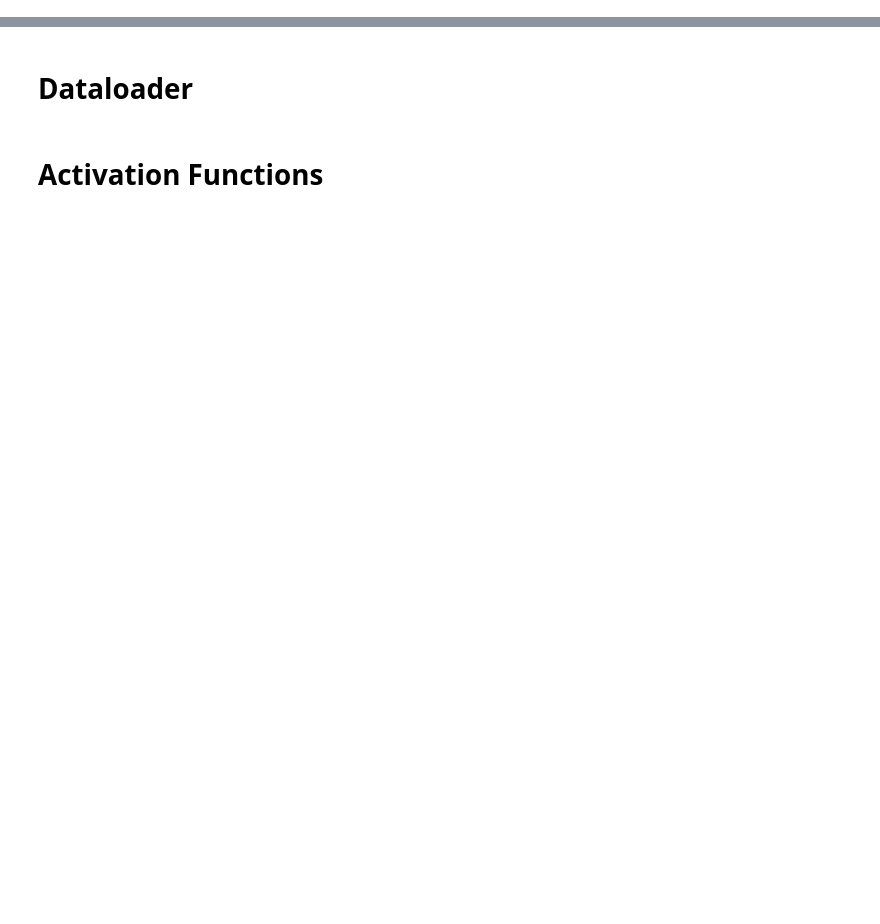
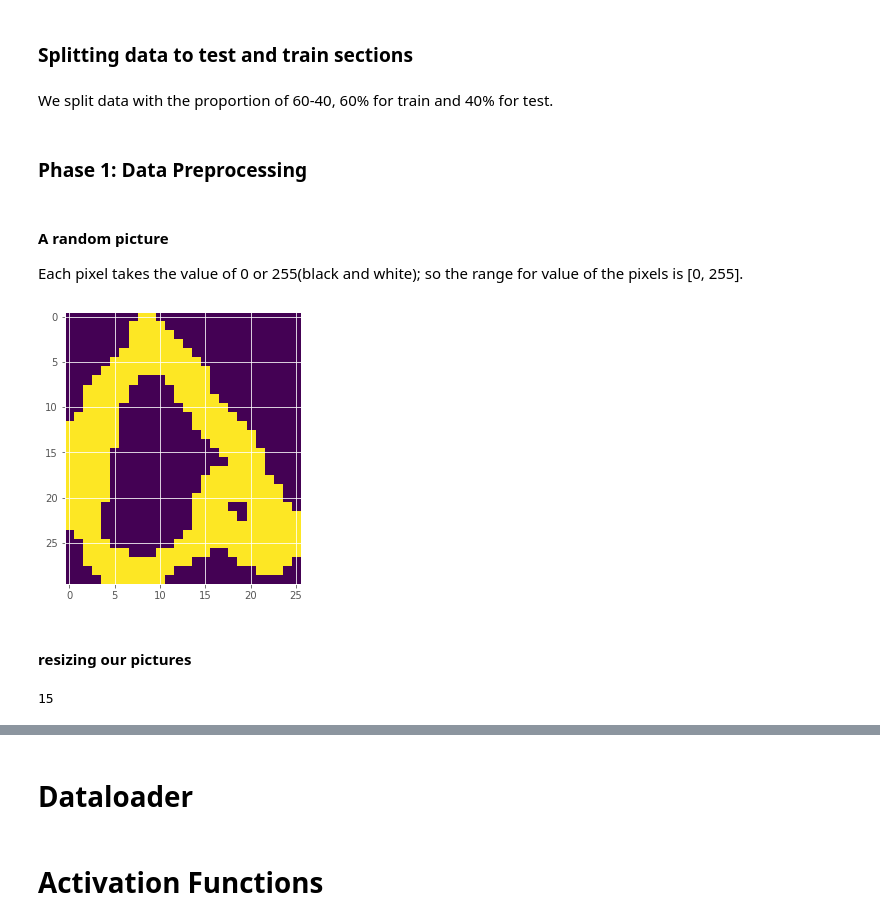
Before and after one commit to shayunak/Neural-Networks, a Jupyter notebook: AI-CA5-P1.ipynb, the cells around one changed output, grey strips where cells are left out. Drawn from its saved outputs; the diff is of its cells as text; code cells hidden in the pictures; blank space fills up the shorter version.

Commit message:
Added data

```diff
--- a/AI-CA5-P1.ipynb
+++ b/AI-CA5-P1.ipynb
@@ -7,0 +12,9 @@
+# %%
+%matplotlib inline
+import numpy as np
+import pickle as pkl
+import matplotlib.pyplot as plt
+from sklearn.model_selection import train_test_split
+plt.style.use('ggplot')
+np.warnings.filterwarnings('ignore', category=np.VisibleDeprecationWarning)
+plt.rcParams['figure.figsize'] = (15, 5)
@@ -7,0 +23,23 @@
+# %%
+data_pkl_file = open('dataset/data.pkl', 'rb')
+data = pkl.load(data_pkl_file)
+label_pkl_file = open('dataset/labels.pkl', 'rb')
+label = pkl.load(label_pkl_file)
+# %% [markdown]
+### Splitting data to test and train sections
+# %% [markdown]
+We split data with the proportion of 60-40, 60% for train and 40% for test.
+# %%
+data_train, data_test, label_train, label_test = train_test_split(data, label, train_size=0.6, random_state=143)
+# %% [markdown]
+### Phase 1: Data Preprocessing
+# %% [markdown]
+#### A random picture
+Each pixel takes the value of 0 or 255(black and white); so the range for value of the pixels is [0, 255].
+# %%
+random_picture = np.random.choice(data_train)
+pic = plt.imshow(random_picture)
+# %% [output]
+[figure, added]
+# %% [markdown]
+#### resizing our pictures
@@ -7,0 +58,4 @@
+# %%
+len(data_train[0][0])
+# %% [output]
+15
```
Also changed, not shown: parts of 6 cells of this notebook.
